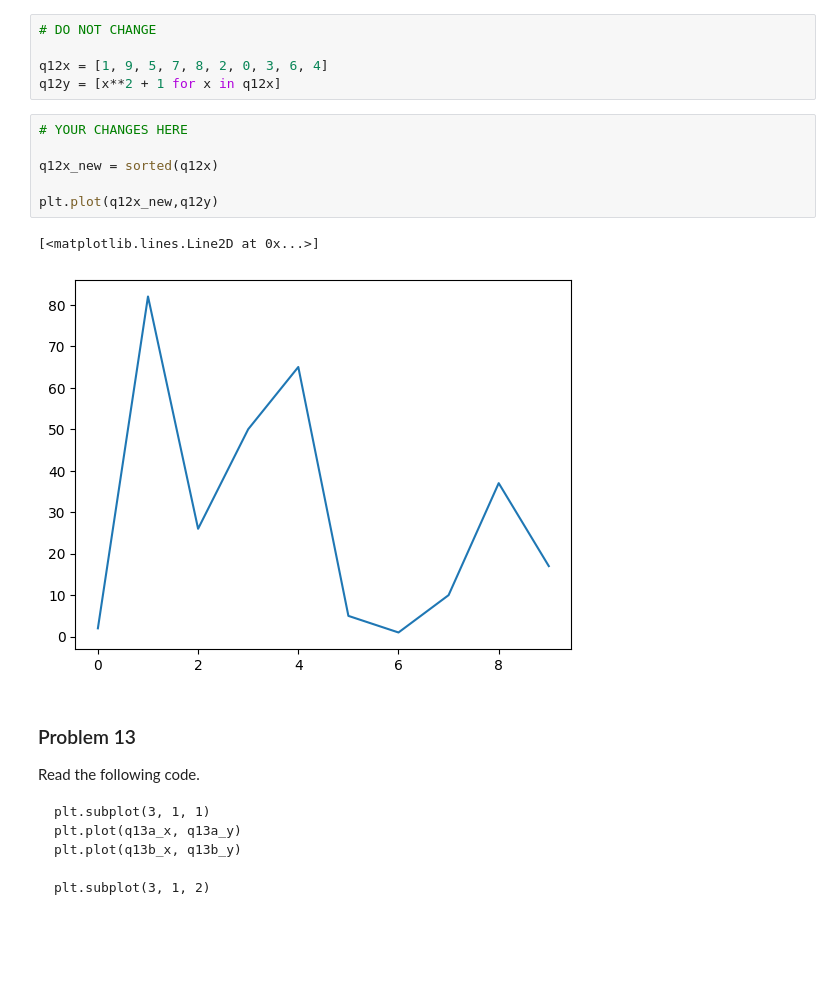
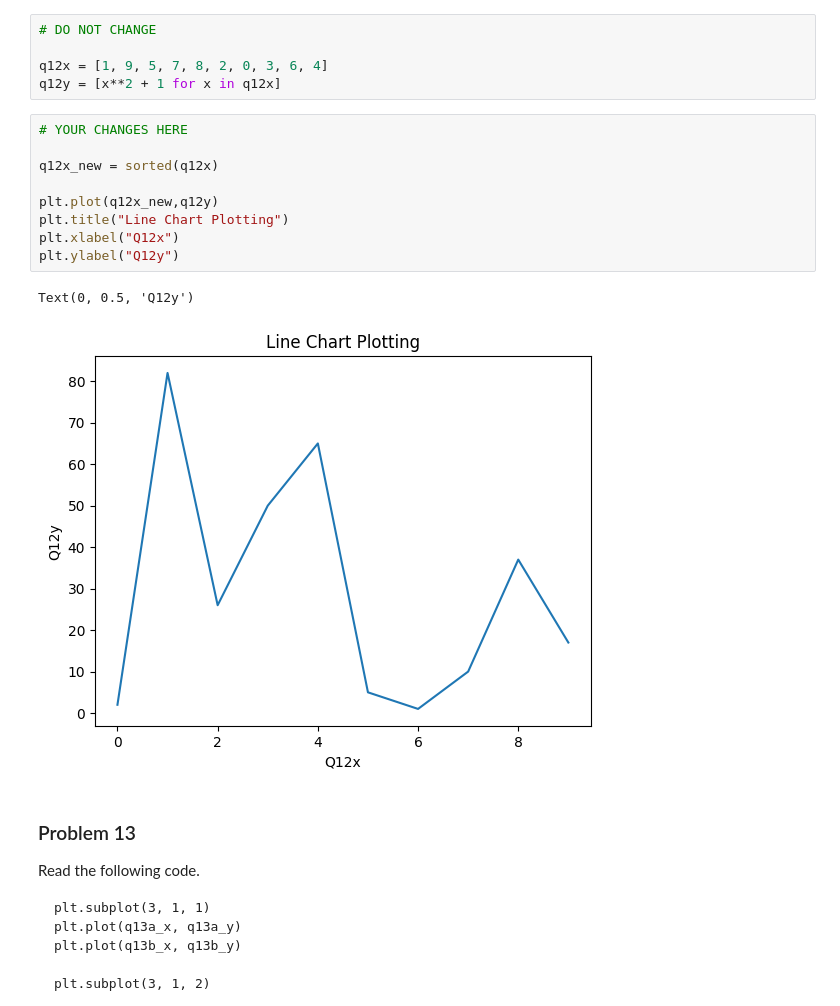
Before and after one commit to mmorebugit/dx602-homework-05, a Jupyter notebook: homework.ipynb, the cells around one changed output. Cells and saved outputs as stored; diff of their text form; blank space fills up the shorter version.

```diff
--- a/homework.ipynb
+++ b/homework.ipynb
@@ -340,12 +345,15 @@ q12y = [x**2 + 1 for x in q12x]
 # %%
 # YOUR CHANGES HERE
 
 q12x_new = sorted(q12x)
 
 plt.plot(q12x_new,q12y)
+plt.title("Line Chart Plotting")
+plt.xlabel("Q12x")
+plt.ylabel("Q12y")
 # %% [output]
-[<matplotlib.lines.Line2D at 0x...>]
+Text(0, 0.5, 'Q12y')
-[figure, old version]
+[figure, new version]
 # %% [markdown]
 ### Problem 13
 
```
Also changed, not shown: parts of 4 cells of this notebook.
